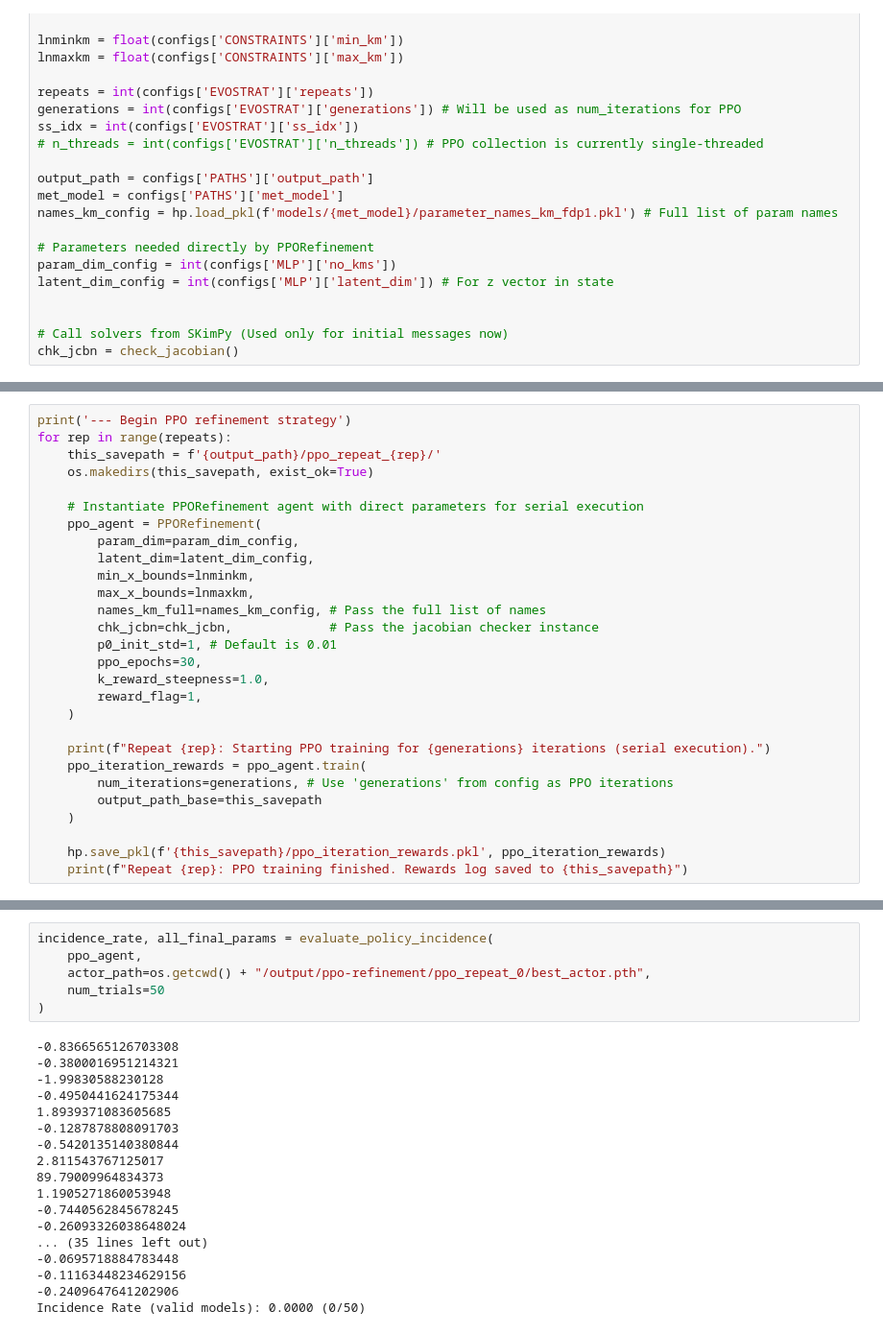
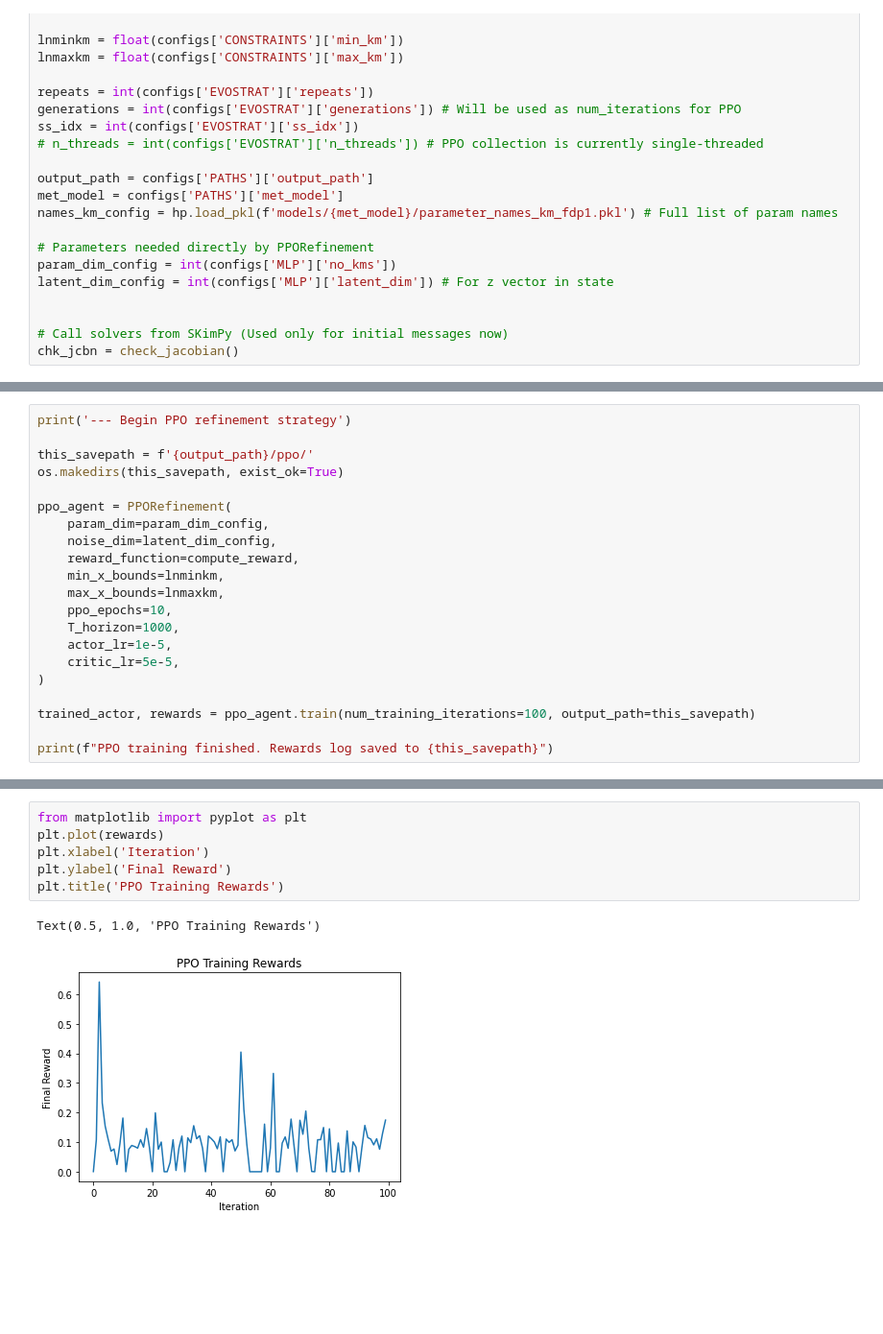
Before and after one commit to ludekcizinsky/rl-renaissance, a Jupyter notebook: renaissance/ppo_refinement.ipynb, the cells around one changed output, grey strips where cells are left out. Shown at 96% size. Saved outputs shown, nothing was run; the diff lists cells and outputs as text; blank space fills up the shorter version.

```diff
--- a/renaissance/ppo_refinement.ipynb
+++ b/renaissance/ppo_refinement.ipynb
@@ -366,30 +309,23 @@ chk_jcbn._load_ssprofile(met_model, 'fdp1', ss_idx)  ## Integrate steady state i
 # %%
 print('--- Begin PPO refinement strategy')
-for rep in range(repeats):
-    this_savepath = f'{output_path}/ppo_repeat_{rep}/'
-    os.makedirs(this_savepath, exist_ok=True)
 
-    # Instantiate PPORefinement agent with direct parameters for serial execution
-    ppo_agent = PPORefinement(
-        param_dim=param_dim_config,
-        latent_dim=latent_dim_config,
-        min_x_bounds=lnminkm,
-        max_x_bounds=lnmaxkm,
-        names_km_full=names_km_config, # Pass the full list of names
-        chk_jcbn=chk_jcbn,             # Pass the jacobian checker instance
-        p0_init_std=1, # Default is 0.01
-        ppo_epochs=30,
-        k_reward_steepness=1.0,
-        reward_flag=1,
-    )
+this_savepath = f'{output_path}/ppo/'
+os.makedirs(this_savepath, exist_ok=True)
 
-    print(f"Repeat {rep}: Starting PPO training for {generations} iterations (serial execution).")
-    ppo_iteration_rewards = ppo_agent.train(
-        num_iterations=generations, # Use 'generations' from config as PPO iterations
-        output_path_base=this_savepath
-    )
+ppo_agent = PPORefinement(
+    param_dim=param_dim_config,
+    noise_dim=latent_dim_config,
+    reward_function=compute_reward,
+    min_x_bounds=lnminkm,
+    max_x_bounds=lnmaxkm,
+    ppo_epochs=10,
+    T_horizon=1000,
+    actor_lr=1e-5,
+    critic_lr=5e-5,
+)
 
-    hp.save_pkl(f'{this_savepath}/ppo_iteration_rewards.pkl', ppo_iteration_rewards)
-    print(f"Repeat {rep}: PPO training finished. Rewards log saved to {this_savepath}")
+trained_actor, rewards = ppo_agent.train(num_training_iterations=100, output_path=this_savepath)
+
+print(f"PPO training finished. Rewards log saved to {this_savepath}")
 # %% [output]
 --- Begin PPO refinement strategy
@@ -479,24 +348,9 @@ def evaluate_policy_incidence(ppo_instance, actor_path, num_trials=1):
-# %%
-incidence_rate, all_final_params = evaluate_policy_incidence(
-    ppo_agent,
-    actor_path=os.getcwd() + "/output/ppo-refinement/ppo_repeat_0/best_actor.pth",
-    num_trials=50
-)
-# %% [output]
--0.8366565126703308
--0.3800016951214321
--1.99830588230128
--0.4950441624175344
-1.8939371083605685
--0.1287878808091703
--0.5420135140380844
-2.811543767125017
-89.79009964834373
-1.1905271860053948
--0.7440562845678245
--0.26093326038648024
-... (35 lines left out)
--0.0695718884783448
--0.11163448234629156
--0.2409647641202906
-Incidence Rate (valid models): 0.0000 (0/50)
+# %%
+from matplotlib import pyplot as plt
+plt.plot(rewards)
+plt.xlabel('Iteration')
+plt.ylabel('Final Reward')
+plt.title('PPO Training Rewards')
+# %% [output]
+Text(0.5, 1.0, 'PPO Training Rewards')
+[figure, added]
```
Also changed, not shown: parts of 8 cells of this notebook.
